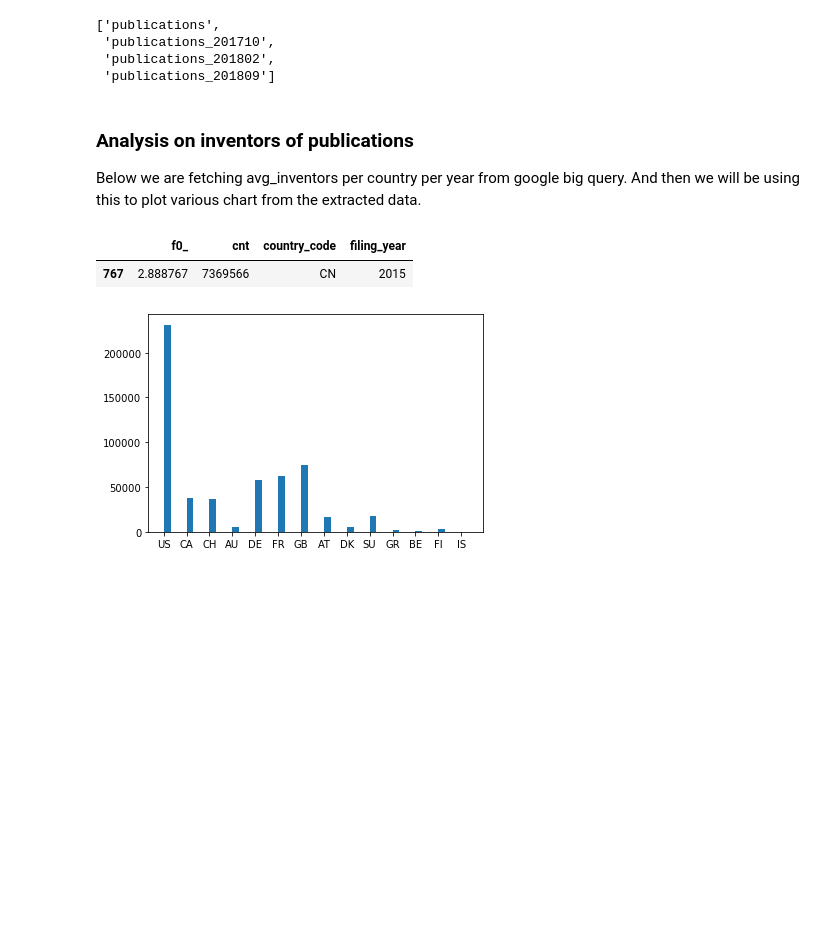
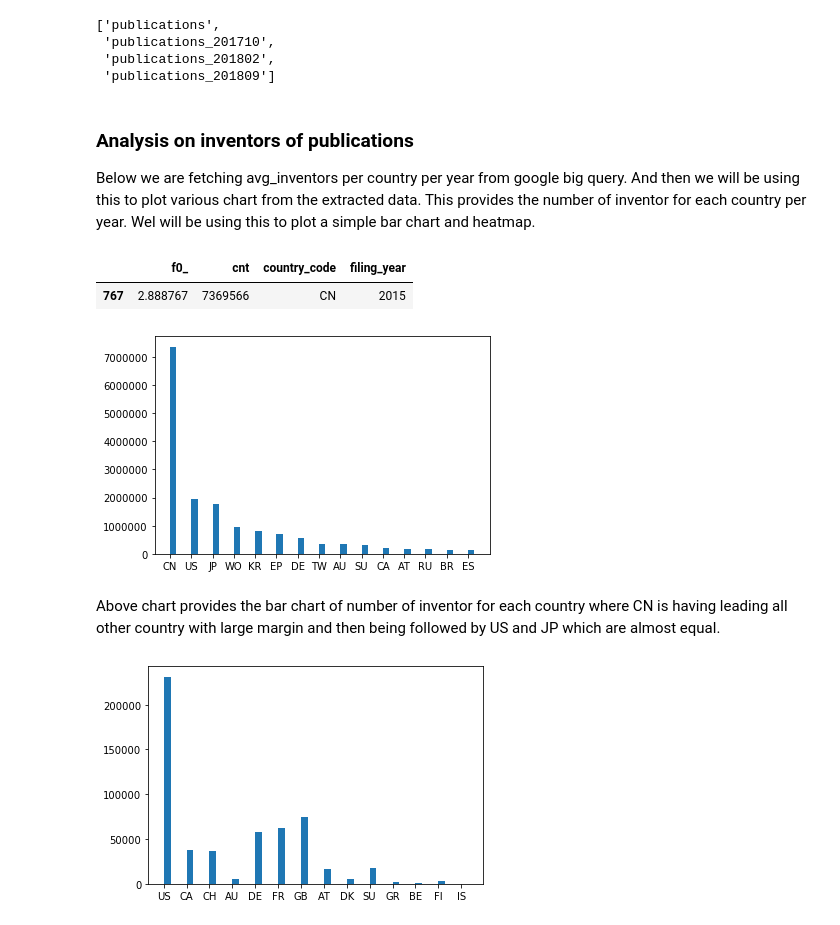
Before and after one commit to gauravshelangia/patent-detective, a Jupyter notebook: patent_detective.ipynb, the cells around one changed output. Saved outputs shown, nothing was run; the diff lists cells and outputs as text; code cells hidden in the pictures; blank space fills up the shorter version.

```diff
--- a/patent_detective.ipynb
+++ b/patent_detective.ipynb
@@ -22,7 +24,7 @@ patents_research.get_tables()
 patent_detective = pt.PatentDetective(active_project='patents-public-data', dataset_name = 'google_patents_research', table_name = 'publications')
 # %% [markdown]
 ### Analysis on inventors of publications
-Below we are fetching avg_inventors per country per year from google big query. And then we will be using this to plot various chart from the extracted data.
+Below we are fetching avg_inventors per country per year from google big query. And then we will be using this to plot various chart from the extracted data. This provides the number of inventor for each country per year. Wel will be using this to plot a simple bar chart and heatmap.
 # %%
 avg_inventors = patent_detective.avg_inventors_per_country()
 avg_inventor_sorted = avg_inventors.sort_values(by='cnt', ascending=False)
@@ -30,6 +32,15 @@ avg_inventor_sorted[:1]
 # %% [output]
 |  | f0_ | cnt | country_code | filing_year |
 | 767 | 2.888767 | 7369566 | CN | 2015 |
+# %%
+counts_sorted = avg_inventor_sorted['cnt'][:100].tolist()
+country_codes_sorted = avg_inventor_sorted['country_code'][:100].tolist()
+plt.bar(country_codes_sorted, counts_sorted, align='edge', width=0.3)
+plt.show()
+# %% [output]
+[figure, added]
+# %% [markdown]
+Above chart provides the bar chart of number of inventor for each country where CN is having leading all other country with large margin and then being followed by US and JP which are almost equal.
 # %%
 # below is the bar plot for patents count for each country from top 100 row of avg_inventors
 counts = avg_inventors['cnt'][:100].tolist()
```
Also changed, not shown: parts of 11 cells of this notebook, 2 other files.
